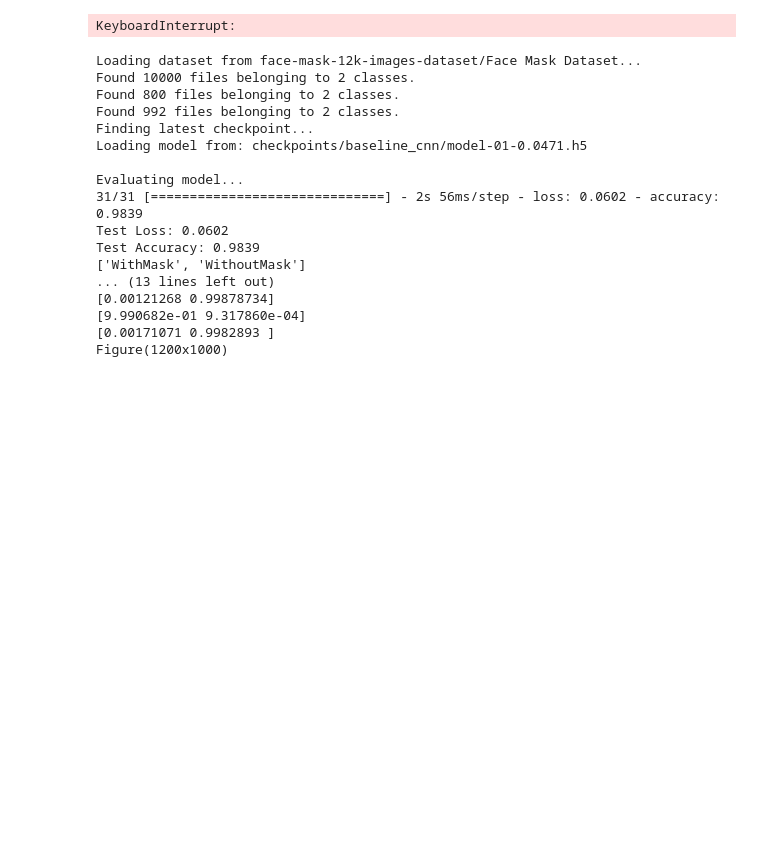
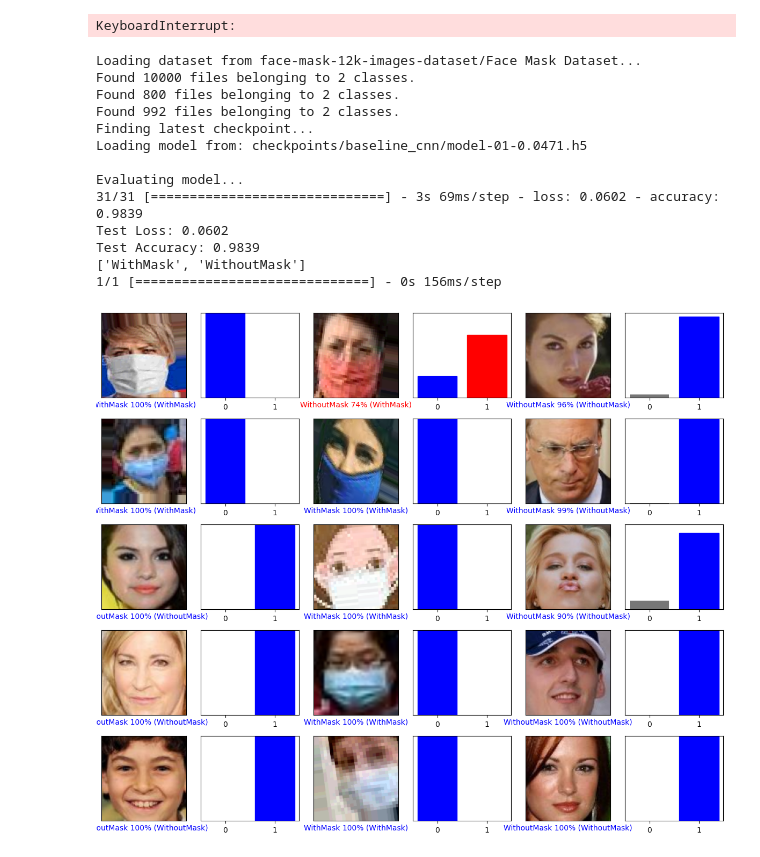
Before and after one commit to liang-wei-tan/face-mask-detection, a Jupyter notebook: experiments.ipynb, the cells around one changed output. Cells and saved outputs as stored; diff of their text form; code cells hidden in the pictures; blank space fills up the shorter version.

```diff
--- a/experiments.ipynb
+++ b/experiments.ipynb
@@ -153,22 +153,21 @@ model.fit(
 Epoch 1/10
 KeyboardInterrupt:
 # %%
-!python -m train.evaluate "face-mask-12k-images-dataset/Face Mask Dataset"
+from train.evaluate import main
+
+model, loss, accuracy = main("face-mask-12k-images-dataset/Face Mask Dataset")
 # %% [output]
 Loading dataset from face-mask-12k-images-dataset/Face Mask Dataset...
 Found 10000 files belonging to 2 classes.
 Found 800 files belonging to 2 classes.
 Found 992 files belonging to 2 classes.
 Finding latest checkpoint...
 Loading model from: checkpoints/baseline_cnn/model-01-0.0471.h5
 
 Evaluating model...
-31/31 [==============================] - 2s 56ms/step - loss: 0.0602 - accuracy: 0.9839
+31/31 [==============================] - 3s 69ms/step - loss: 0.0602 - accuracy: 0.9839
 Test Loss: 0.0602
 Test Accuracy: 0.9839
 ['WithMask', 'WithoutMask']
-... (13 lines left out)
-[0.00121268 0.99878734]
-[9.990682e-01 9.317860e-04]
-[0.00171071 0.9982893 ]
-Figure(1200x1000)
+1/1 [==============================] - 0s 156ms/step
+[figure, added]
```
Also changed, not shown: 1 other file.
